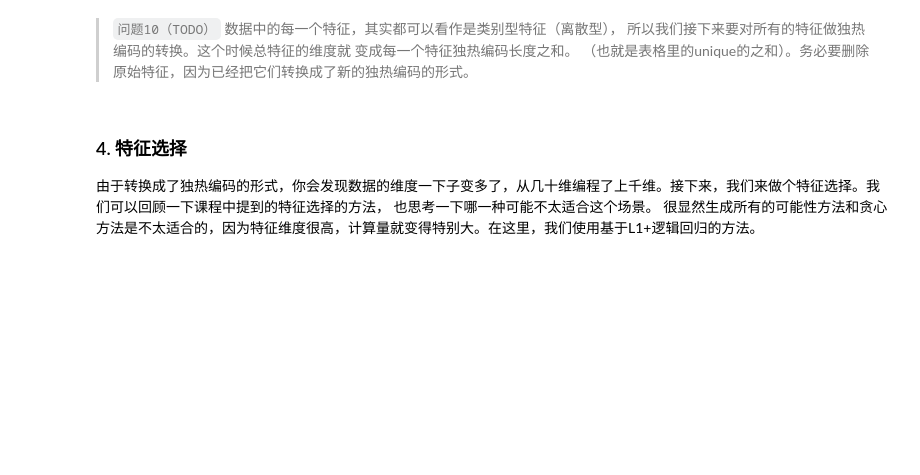
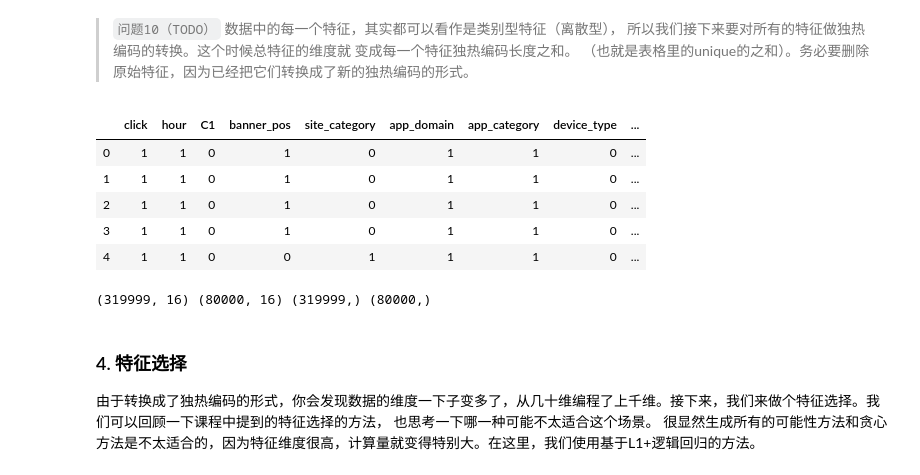
Before and after one commit to WayneMao/Machine_Learning, a Jupyter notebook: 8Click-Through_Rate_Prediction/projects-ch8-ad/starter_code.ipynb, the cells around one changed output. Drawn from its saved outputs; the diff is of its cells as text; code cells hidden in the pictures; blank space fills up the shorter version.

```diff
--- a/8Click-Through_Rate_Prediction/projects-ch8-ad/starter_code.ipynb
+++ b/8Click-Through_Rate_Prediction/projects-ch8-ad/starter_code.ipynb
@@ -439,3 +428,16 @@ Name: hour, Length: 399999, dtype: datetime64[ns]
+# %%
+# TODO:  实现问题9
+# data_df.hour = data_df.hour.hour
+# data_df.hour.head()
+# AttributeError: 'Series' object has no attribute 'hour'
+# 上面这个报错
+# 上面那样写是 Series对象，没有hour属性； 用dt accessor去访问datetime,  dt.hour才算是这个series的属性
+data_df['hour'] = data_df['hour'].dt.hour
+
+# 下面的方法耗时太久
+# for i in range(len(data_df.hour)):
+#     data_df.hour[i] = data_df.hour[i].hour
+# data_df.hour.head()
 # %% [markdown]
 ### 3. 特征转化
 在上述数据中，存在着大量的类别型特征(categorical feature), 这部分的特征我们需要转换成独热编码的形式（one-hot encoding)，如果对这部分不熟悉，请参考之前的视频课程。 比如”男”，“女”这个特征分别转换成(0, 1), (1, 0)这种形式。
@@ -457,3 +465,30 @@ data_df.astype('object').describe()
+# %%
+# TODO: 实现对每一个特征的独热编码转换, 并删除原始特征
+data_df.click = pd.get_dummies(data_df.click)
+data_df.hour = pd.get_dummies(data_df.hour)
+data_df.C1 = pd.get_dummies(data_df.C1)
+data_df.banner_pos = pd.get_dummies(data_df.banner_pos)
+data_df.site_category = pd.get_dummies(data_df.site_category)
+data_df.app_domain = pd.get_dummies(data_df.app_domain)
+data_df.app_category = pd.get_dummies(data_df.app_category)
+data_df.device_type = pd.get_dummies(data_df.device_type)
+data_df.device_conn_type = pd.get_dummies(data_df.device_conn_type)
+data_df.C14 = pd.get_dummies(data_df.C14)
+data_df.C15 = pd.get_dummies(data_df.C15)
+data_df.C16 = pd.get_dummies(data_df.C16)
+data_df.C17 = pd.get_dummies(data_df.C17)
+data_df.C18 = pd.get_dummies(data_df.C18)
+data_df.C19 = pd.get_dummies(data_df.C19)
+data_df.C20 = pd.get_dummies(data_df.C20)
+data_df.C21 = pd.get_dummies(data_df.C21)
+data_df.head()
+# %% [output]
+|  | click | hour | C1 | banner_pos | site_category | app_domain | app_category | device_type | ... |
+| 0 | 1 | 1 | 0 | 1 | 0 | 1 | 1 | 0 | ... |
+| 1 | 1 | 1 | 0 | 1 | 0 | 1 | 1 | 0 | ... |
+| 2 | 1 | 1 | 0 | 1 | 0 | 1 | 1 | 0 | ... |
+| 3 | 1 | 1 | 0 | 1 | 0 | 1 | 1 | 0 | ... |
+| 4 | 1 | 1 | 0 | 0 | 1 | 1 | 1 | 0 | ... |
 # %%
 # 构造训练数据和测试数据
 feature_names = np.array(data_df.columns[data_df.columns != 'click'].tolist())
@@ -468,6 +503,8 @@ X_train, X_test, y_train, y_test = train_test_split(
 )
 # %%
 print (X_train.shape, X_test.shape, y_train.shape, y_test.shape)
+# %% [output]
+(319999, 16) (80000, 16) (319999,) (80000,)
 # %% [markdown]
 ### 4. 特征选择
 由于转换成了独热编码的形式，你会发现数据的维度一下子变多了，从几十维编程了上千维。接下来，我们来做个特征选择。我们可以回顾一下课程中提到的特征选择的方法， 也思考一下哪一种可能不太适合这个场景。 很显然生成所有的可能性方法和贪心方法是不太适合的，因为特征维度很高，计算量就变得特别大。在这里，我们使用基于L1+逻辑回归的方法。
```
Also changed, not shown: parts of 8 cells of this notebook.
